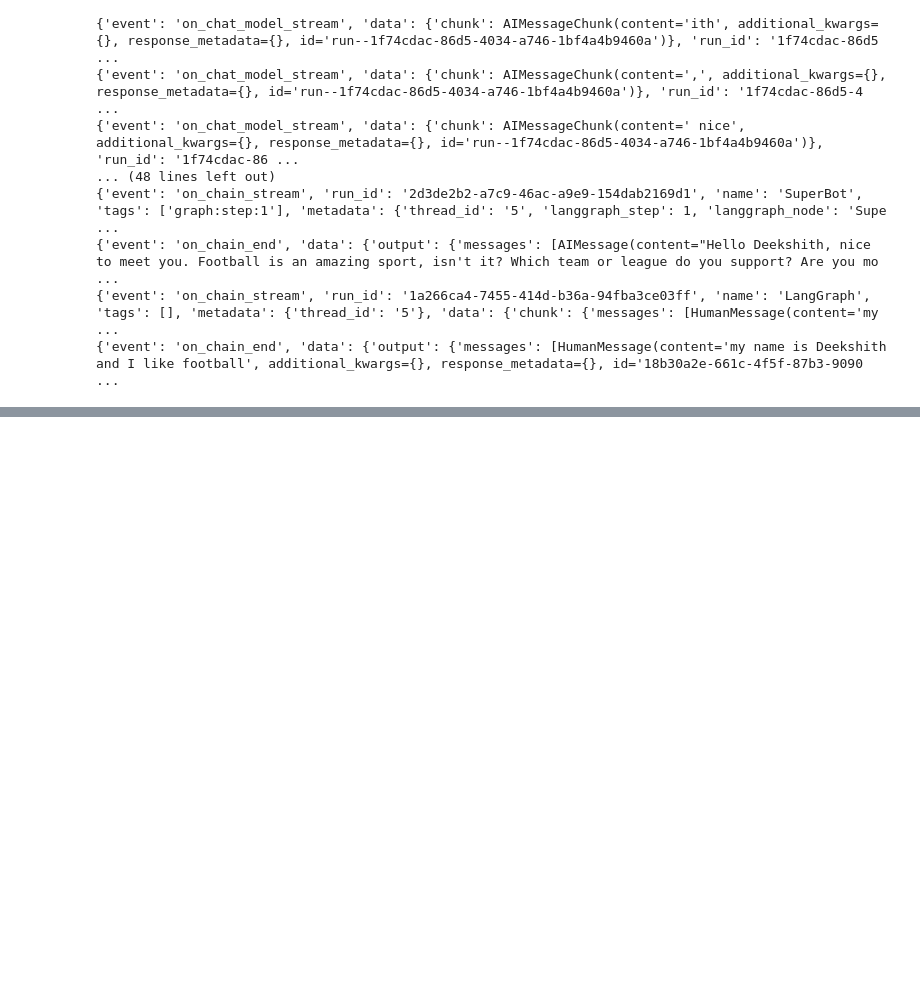
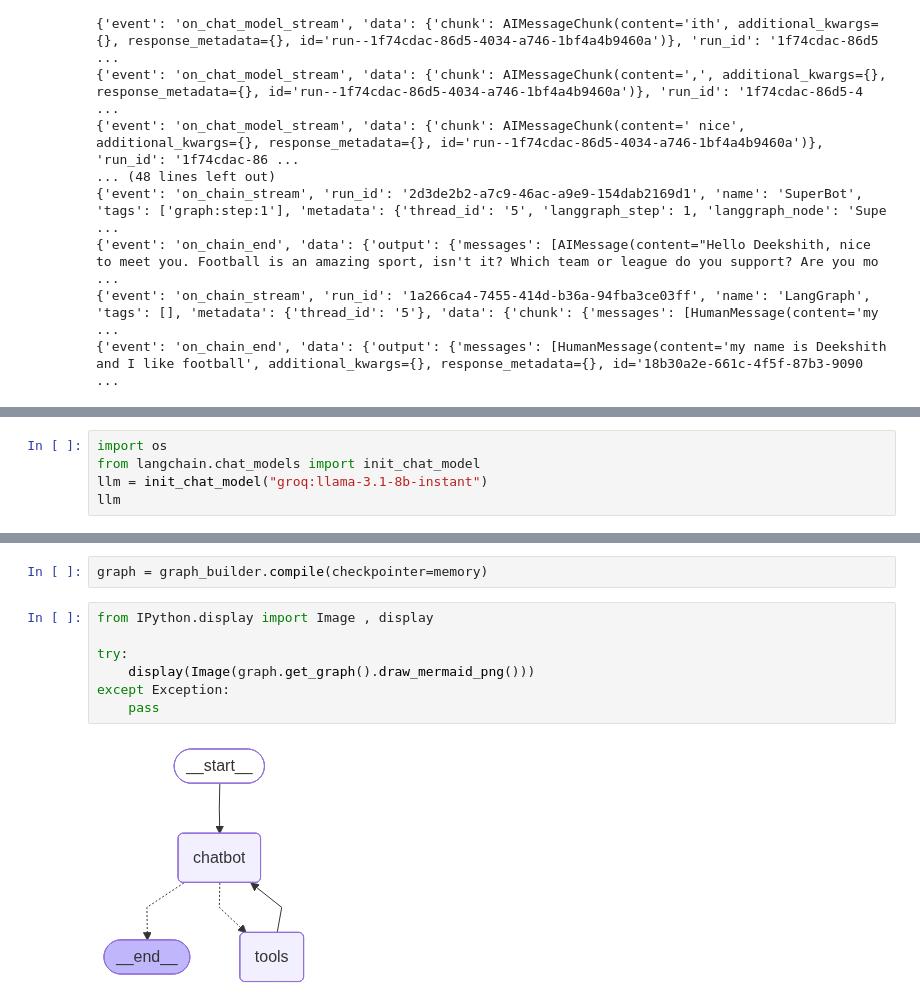
Before and after one commit to deekshithgunda7/LangGraphPOC, a Jupyter notebook: BasicChatBot/basicChatbot.ipynb, the cells around one changed output, grey strips where cells are left out. Drawn from its saved outputs; the diff is of its cells as text; blank space fills up the shorter version.

```diff
--- a/BasicChatBot/basicChatbot.ipynb
+++ b/BasicChatBot/basicChatbot.ipynb
@@ -407,0 +410,5 @@ async for chunk in graph_builder.astream_events({"messages":"my name is Deekshit
+# %%
+import os
+from langchain.chat_models import init_chat_model
+llm = init_chat_model("groq:llama-3.1-8b-instant")
+llm
@@ -407,0 +470,11 @@ async for chunk in graph_builder.astream_events({"messages":"my name is Deekshit
+# %%
+graph = graph_builder.compile(checkpointer=memory)
+# %%
+from IPython.display import Image , display
+
+try:
+    display(Image(graph.get_graph().draw_mermaid_png()))
+except Exception:
+    pass
+# %% [output]
+[figure, added]
```
Also changed, not shown: parts of 5 cells of this notebook.
